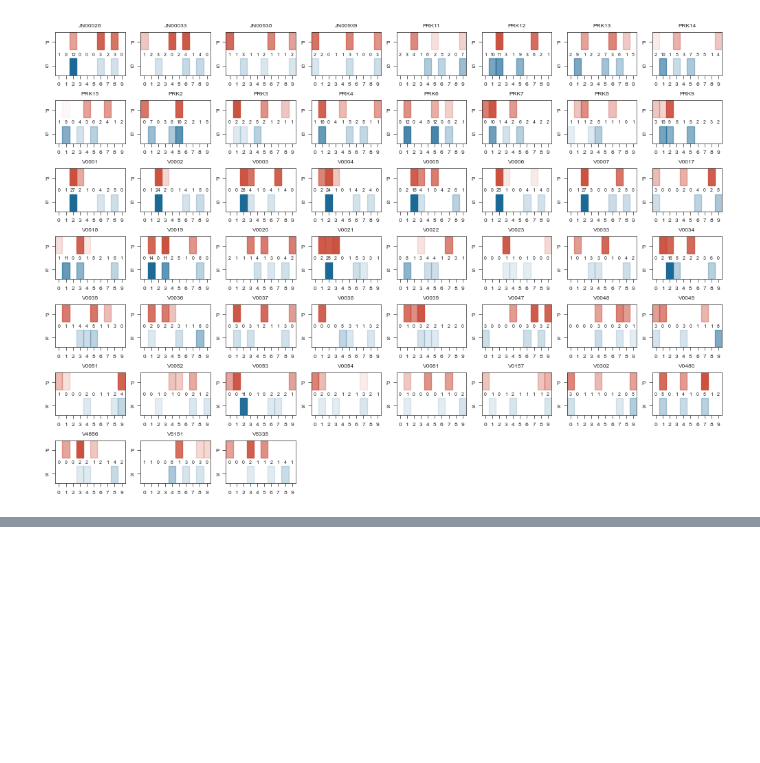
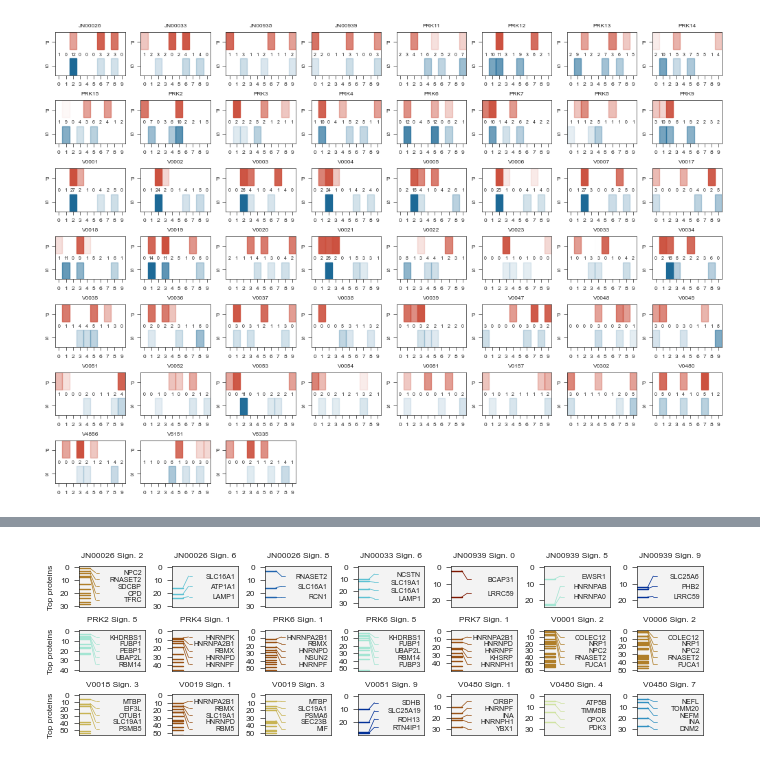
Before and after one commit to ligand-discovery/interactome-signatures, a Jupyter notebook: notebooks/Validations.ipynb, the cells around one changed output, grey strips where cells are left out. Drawn from its saved outputs; the diff is of its cells as text; code cells hidden in the pictures; blank space fills up the shorter version.

Commit message:
added parker and woo validations

```diff
--- a/notebooks/Validations.ipynb
+++ b/notebooks/Validations.ipynb
@@ -811,0 +953,39 @@ stylia.save_figure(os.path.join(output_folder, "exploratory_validations.png"))
+# %%
+examples_to_show = [
+    ("V0001", 2),
+    ("PRK7", 1),
+    ("V0019", 1),
+    ("V0019", 3),
+    ("JN00033", 6),
+    ("JN00026", 2),
+    ("JN00026", 6),
+    ("JN00026", 8),
+    ("V0480", 7),
+    ("V0018", 3),
+    ("JN00939", 0),
+    ("JN00939", 5),
+    ("JN00939", 9),
+    ("PRK2", 5),
+    ("PRK4", 1),
+    ("PRK6", 1),
+    ("PRK6", 5),
+    ("V0051", 9),
+    ("V0480", 1),
+    ("V0480", 4),
+    ("V0480", 7),
+    ("V0006", 2)
+]
+examples_to_show = sorted(set(examples_to_show))
+
+fig, axs = stylia.create_figure(3,7, width=stylia.TWO_COLUMNS_WIDTH*0.945, height=stylia.TWO_COLUMNS_WIDTH*0.28)
+for i, ex in enumerate(examples_to_show):
+    ax = axs.next()
+    external_validation_plot_focus_genes(ax, ex[0], ex[1])
+    if i in [0, 7, 14]:
+        ax.set_ylabel("Top proteins")
+plt.tight_layout()
+
+stylia.save_figure(os.path.join(output_folder, "external_validations.png"))
+stylia.save_figure(os.path.join(output_folder, "external_validations.pdf"))
+# %% [output]
+[figure, added]
```
Also changed, not shown: parts of 5 cells of this notebook.
